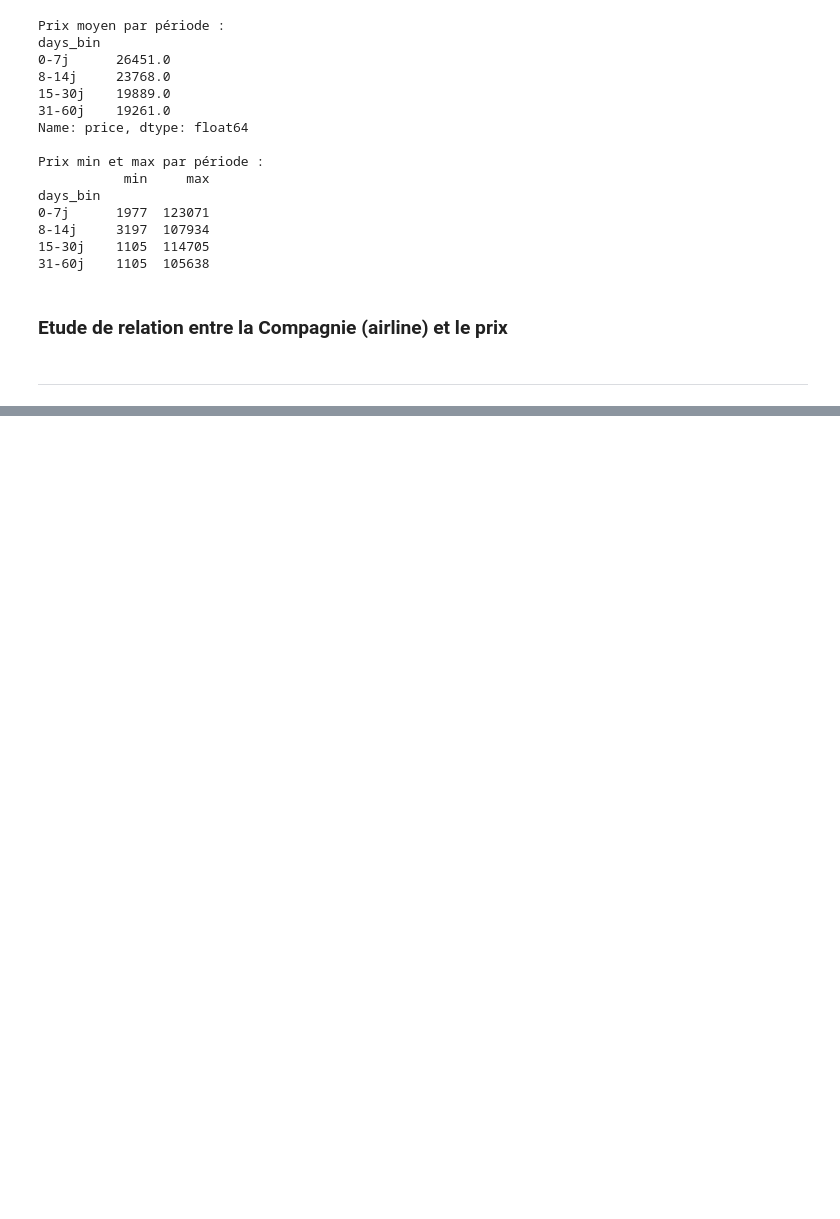
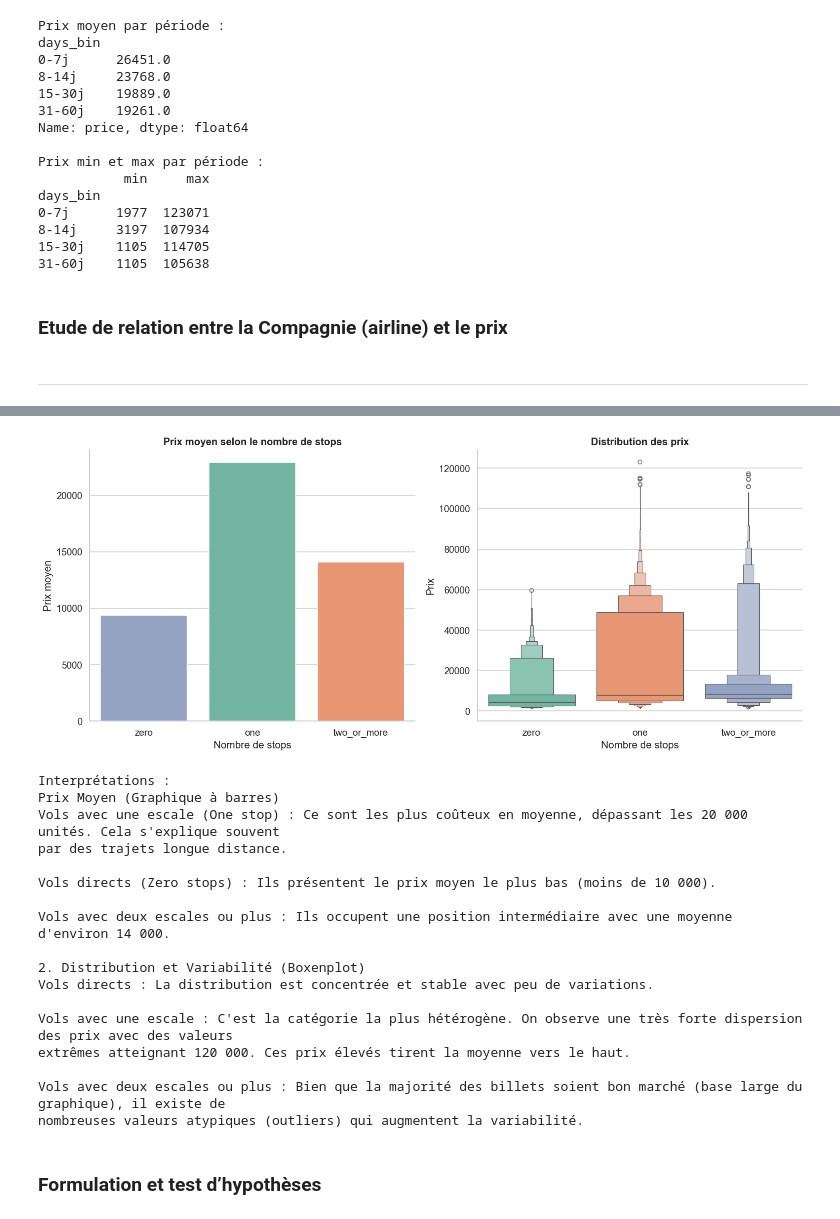
Before and after one commit to nouresho/Pr-diction-du-prix-des-billets-d-avion, a Jupyter notebook: 01_EDA.ipynb, the cells around one changed output, grey strips where cells are left out. Drawn from its saved outputs; the diff is of its cells as text; code cells hidden in the pictures; blank space fills up the shorter version.

```diff
--- a/01_EDA.ipynb
+++ b/01_EDA.ipynb
@@ -519,0 +562,70 @@ Interprétations :
+# %%
+Stop_by_prix = df.groupby(['stops'])['price'].mean()
+plt.figure(figsize=(14,6))
+
+# Palette de couleurs
+palette = "Set2"
+order = ['zero', 'one', 'two_or_more']
+
+# 1. Barplot
+plt.subplot(1, 2, 1)
+sns.barplot(x= Stop_by_prix.index, y= Stop_by_prix.values,
+            palette=palette,
+            hue=Stop_by_prix.index,
+            order=order,
+            legend=False)
+plt.title("Prix moyen selon le nombre de stops", fontsize=13, weight='bold')
+plt.xlabel("Nombre de stops")
+plt.ylabel("Prix moyen")
+
+# 2. Boxenplot
+plt.subplot(1, 2, 2)
+sns.boxenplot(data=df, x='stops', y='price', palette=palette, hue='stops')
+plt.title("Distribution des prix", fontsize=13, weight='bold')
+plt.xlabel("Nombre de stops")
+plt.ylabel("Prix")
+
+# Ajustement des marges
+plt.tight_layout()
+
+plt.show()
+print("""
+Interprétations :
+Prix Moyen (Graphique à barres)
+Vols avec une escale (One stop) : Ce sont les plus coûteux en moyenne, dépassant les 20 000 unités. Cela s'explique souvent
+par des trajets longue distance.
+
+Vols directs (Zero stops) : Ils présentent le prix moyen le plus bas (moins de 10 000).
+
+Vols avec deux escales ou plus : Ils occupent une position intermédiaire avec une moyenne d'environ 14 000.
+
+2. Distribution et Variabilité (Boxenplot)
+Vols directs : La distribution est concentrée et stable avec peu de variations.
+
+Vols avec une escale : C'est la catégorie la plus hétérogène. On observe une très forte dispersion des prix avec des valeurs
+extrêmes atteignant 120 000. Ces prix élevés tirent la moyenne vers le haut.
+
+Vols avec deux escales ou plus : Bien que la majorité des billets soient bon marché (base large du graphique), il existe de
+nombreuses valeurs atypiques (outliers) qui augmentent la variabilité.
+""")
+# %% [output]
+[figure, added]
+Interprétations :
+Prix Moyen (Graphique à barres)
+Vols avec une escale (One stop) : Ce sont les plus coûteux en moyenne, dépassant les 20 000 unités. Cela s'explique souvent
+par des trajets longue distance.
+
+Vols directs (Zero stops) : Ils présentent le prix moyen le plus bas (moins de 10 000).
+
+Vols avec deux escales ou plus : Ils occupent une position intermédiaire avec une moyenne d'environ 14 000.
+
+2. Distribution et Variabilité (Boxenplot)
+Vols directs : La distribution est concentrée et stable avec peu de variations.
+
+Vols avec une escale : C'est la catégorie la plus hétérogène. On observe une très forte dispersion des prix avec des valeurs
+extrêmes atteignant 120 000. Ces prix élevés tirent la moyenne vers le haut.
+
+Vols avec deux escales ou plus : Bien que la majorité des billets soient bon marché (base large du graphique), il existe de
+nombreuses valeurs atypiques (outliers) qui augmentent la variabilité.
+# %% [markdown]
+### Formulation et test d’hypothèses
```
Also changed, not shown: parts of 6 cells of this notebook.
